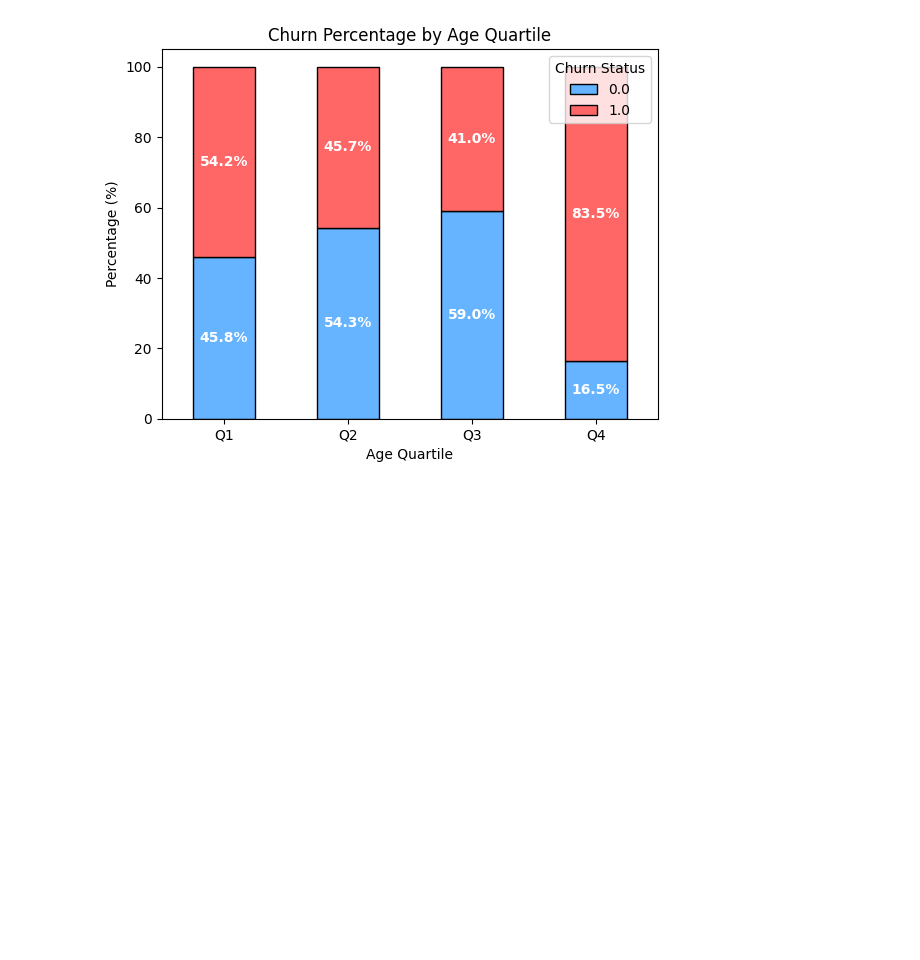
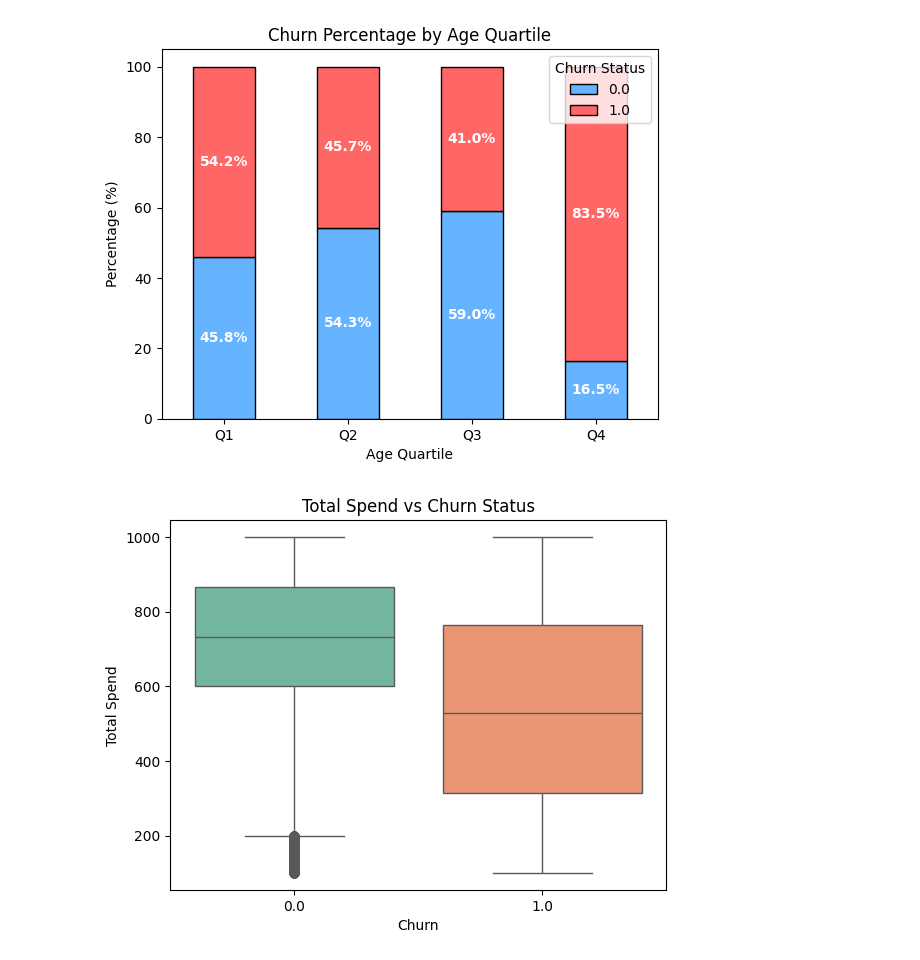
Before and after one commit to anjaneyajavvadi/CustomerChurn-EndToEnd, a Jupyter notebook: notebooks/eda.ipynb, the cells around one changed output. Cells and saved outputs as stored; diff of their text form; code cells hidden in the pictures; blank space fills up the shorter version.

```diff
--- a/notebooks/eda.ipynb
+++ b/notebooks/eda.ipynb
@@ -196,3 +196,9 @@ plt.show()
 # %% [output]
 <Figure size 1000x600 with 0 Axes>
 [figure]
+# %%
+sns.boxplot(x='Churn', y='Total Spend', data=df1,palette='Set2')
+plt.title('Total Spend vs Churn Status')
+plt.show()
+# %% [output]
+[figure, added]
```
Also changed, not shown: parts of 32 cells of this notebook, 10 other files.
